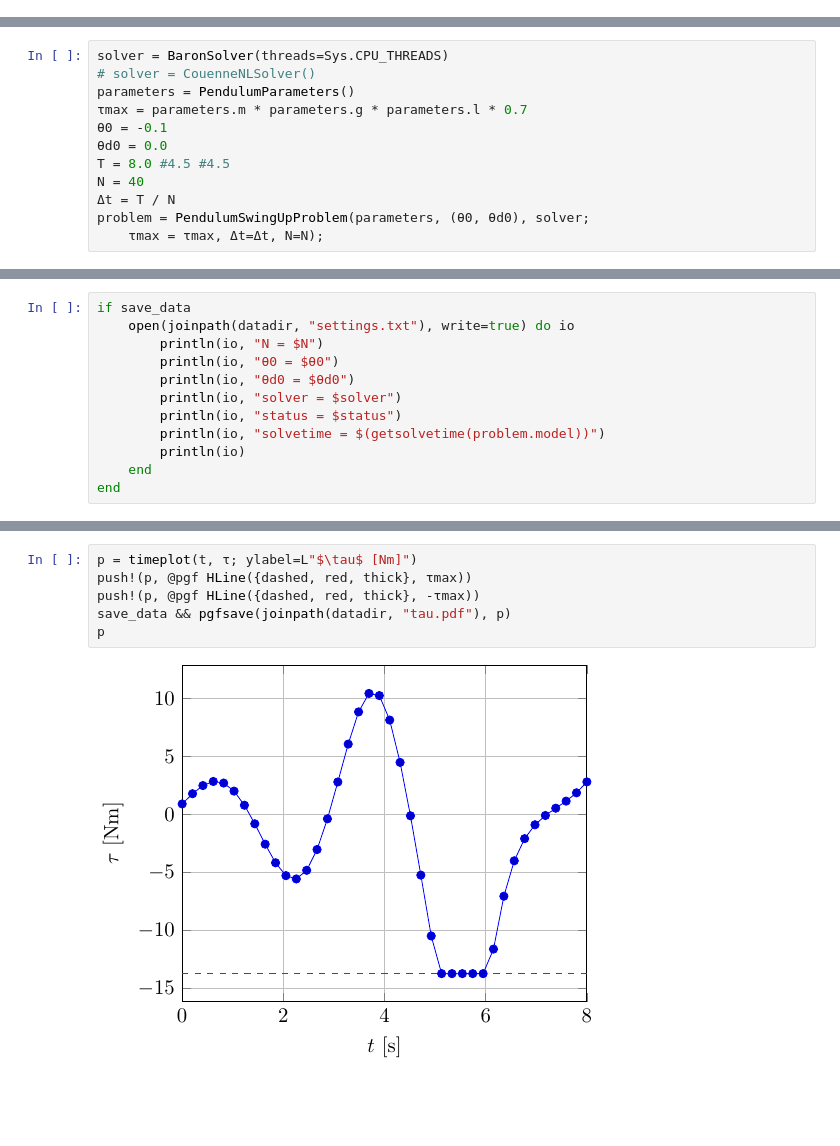
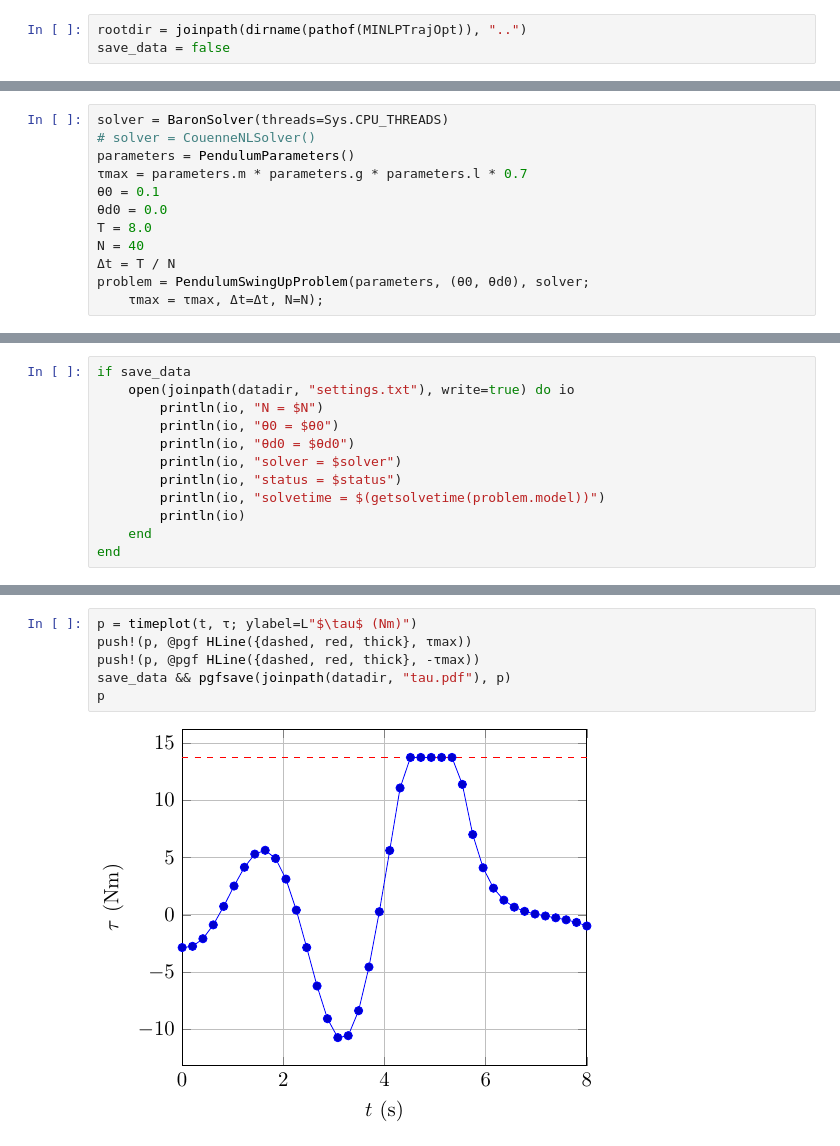
Before and after one commit to tkoolen/MINLPTrajOpt, a Jupyter notebook: notebooks/exploration/Trajectory optimization for torque-limited pendulum.ipynb, the cells around one changed output, grey strips where cells are left out. Drawn from its saved outputs; the diff is of its cells as text; blank space fills up the shorter version.

```diff
--- a/notebooks/exploration/Trajectory optimization for torque-limited pendulum.ipynb
+++ b/notebooks/exploration/Trajectory optimization for torque-limited pendulum.ipynb
@@ -14,3 +9,6 @@ using CouenneNL
 using LinearAlgebra
 using Parameters
 using MINLPTrajOpt
+# %%
+rootdir = joinpath(dirname(pathof(MINLPTrajOpt)), "..")
+save_data = false
@@ -34,9 +34,9 @@ solver = BaronSolver(threads=Sys.CPU_THREADS)
 # solver = CouenneNLSolver()
 parameters = PendulumParameters()
 τmax = parameters.m * parameters.g * parameters.l * 0.7
-θ0 = -0.1
+θ0 = 0.1
 θd0 = 0.0
-T = 8.0 #4.5 #4.5
+T = 8.0
 N = 40
 Δt = T / N
 problem = PendulumSwingUpProblem(parameters, (θ0, θd0), solver;
@@ -103,9 +104,9 @@ p
 # %%
-p = timeplot(t, τ; ylabel=L"$\tau$ [Nm]")
+p = timeplot(t, τ; ylabel=L"$\tau$ (Nm)")
 push!(p, @pgf HLine({dashed, red, thick}, τmax))
 push!(p, @pgf HLine({dashed, red, thick}, -τmax))
 save_data && pgfsave(joinpath(datadir, "tau.pdf"), p)
 p
 # %% [output]
-[figure, old version]
+[figure, new version]
 # %%
```
Also changed, not shown: parts of 5 cells of this notebook, 14 other files.
